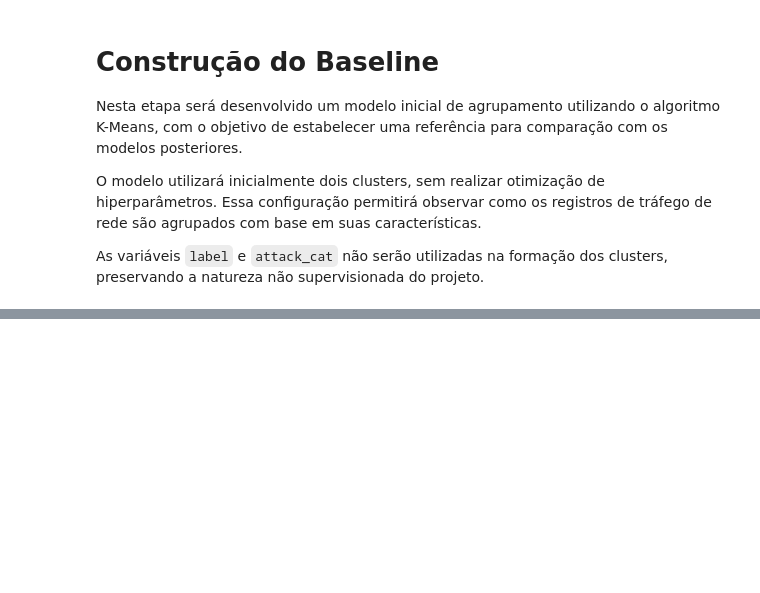
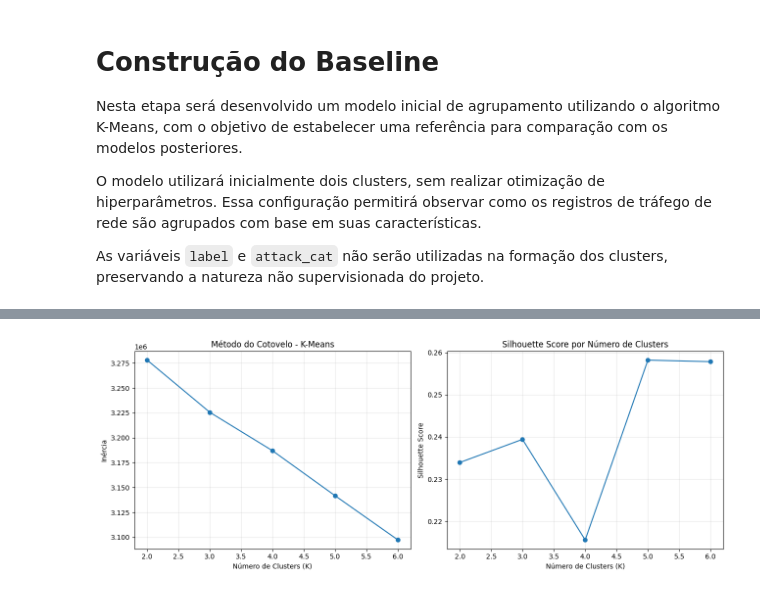
Before and after one commit to pedroemilio17/Machine_learning, a Jupyter notebook: 3_EDA_DOCUMENTADA.ipynb, the cells around one changed output, grey strips where cells are left out. Drawn from its saved outputs; the diff is of its cells as text; code cells hidden in the pictures; blank space fills up the shorter version.

```diff
--- a/3_EDA_DOCUMENTADA.ipynb
+++ b/3_EDA_DOCUMENTADA.ipynb
@@ -1204,0 +1347,34 @@ NameError: name 'X_scaled' is not defined
+# %%
+
+import matplotlib.pyplot as plt
+
+fig, axes = plt.subplots(1, 2, figsize=(13, 5))
+
+# Gráfico da inércia
+axes[0].plot(
+    resultados_kmeans_df['K'],
+    resultados_kmeans_df['Inércia'],
+    marker='o'
+)
+
+axes[0].set_title('Método do Cotovelo - K-Means')
+axes[0].set_xlabel('Número de Clusters (K)')
+axes[0].set_ylabel('Inércia')
+axes[0].grid(alpha=0.3)
+
+# Gráfico Silhouette
+axes[1].plot(
+    resultados_kmeans_df['K'],
+    resultados_kmeans_df['Silhouette Score'],
+    marker='o'
+)
+
+axes[1].set_title('Silhouette Score por Número de Clusters')
+axes[1].set_xlabel('Número de Clusters (K)')
+axes[1].set_ylabel('Silhouette Score')
+axes[1].grid(alpha=0.3)
+
+plt.tight_layout()
+plt.show()
+# %% [output]
+[figure, added]
```
Also changed, not shown: parts of 23 cells of this notebook.
